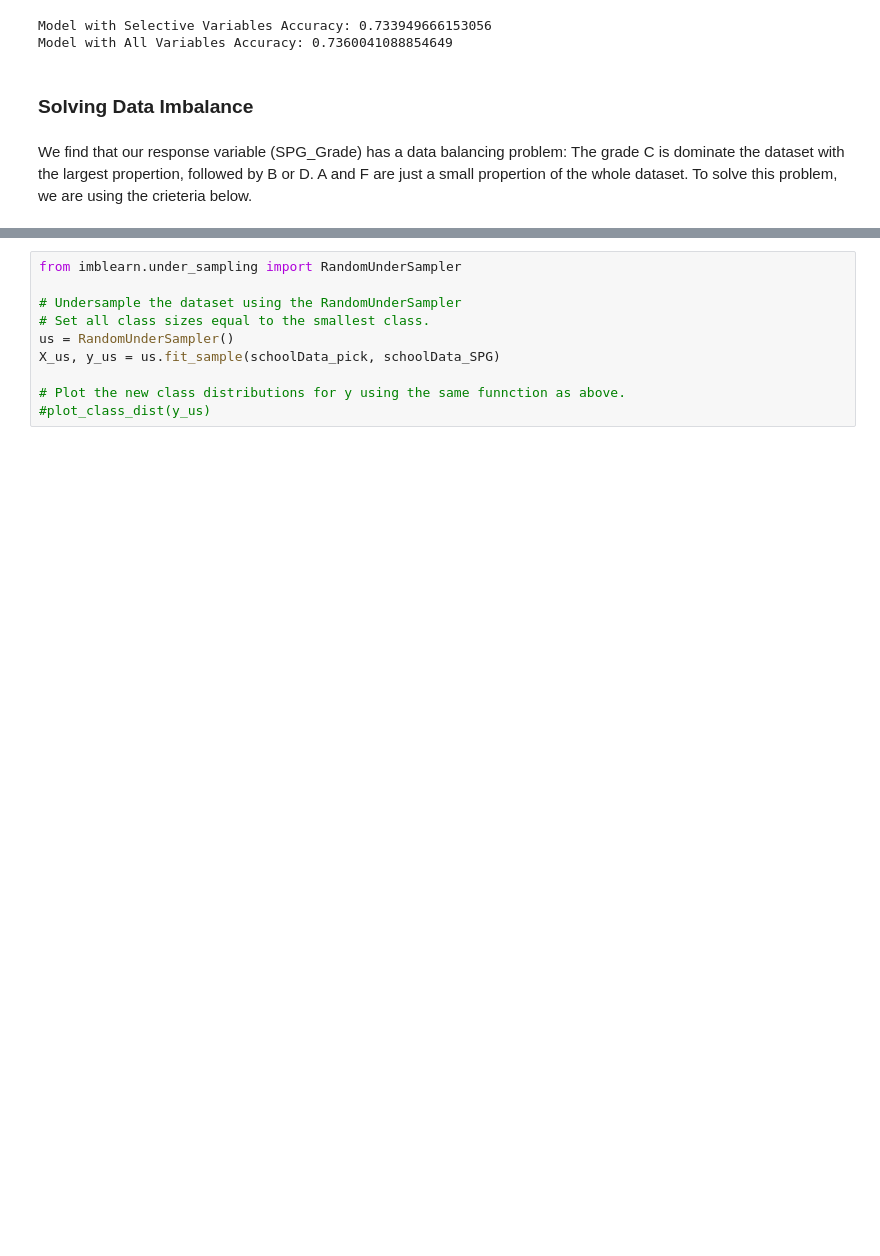
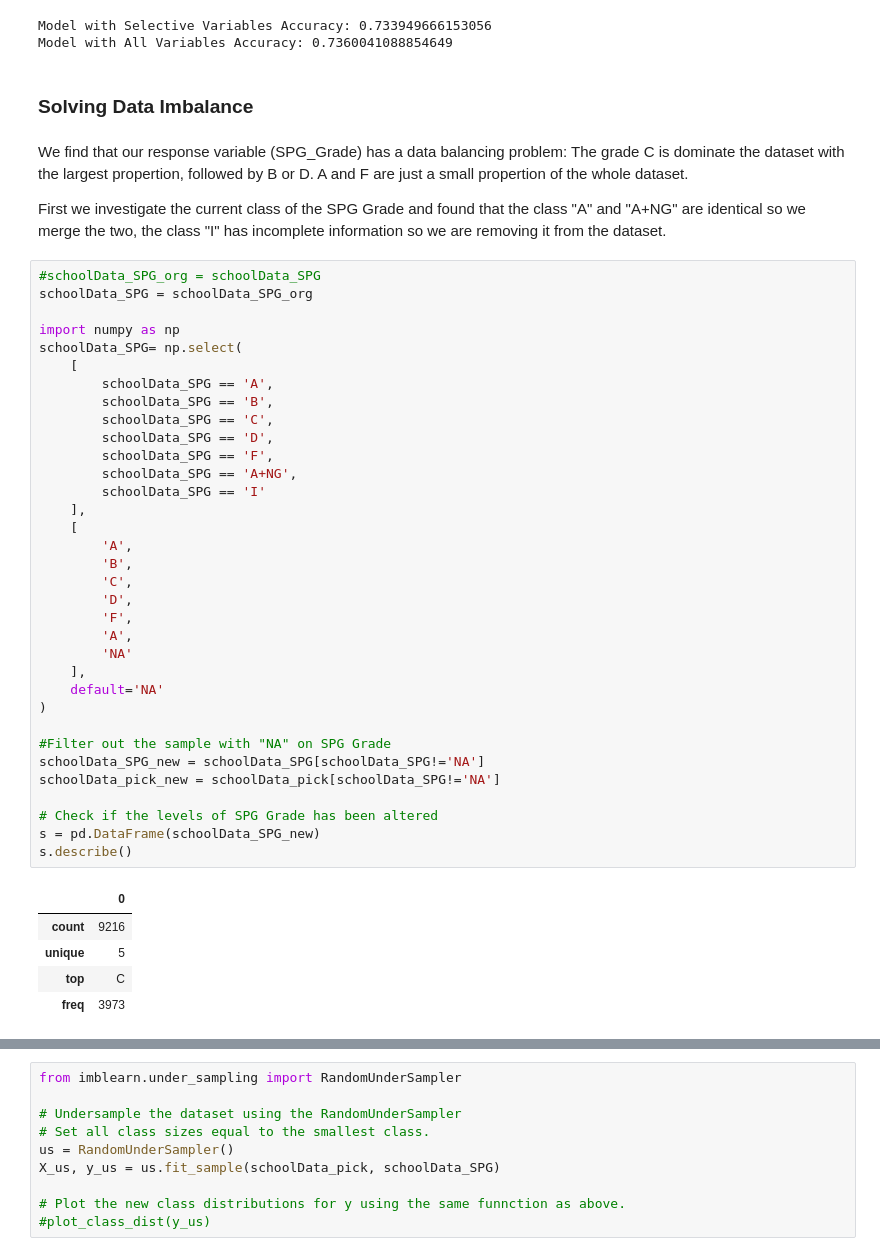
Before and after one commit to fredpoon/ds_7331_jyrf_eda, a Jupyter notebook: minilab_jyrf_draft.ipynb, the cells around one changed output, grey strips where cells are left out. Cells and saved outputs as stored; diff of their text form; blank space fills up the shorter version.

```diff
--- a/minilab_jyrf_draft.ipynb
+++ b/minilab_jyrf_draft.ipynb
@@ -328,4 +328,46 @@ Model with All Variables Accuracy: 0.7360041088854649
 # %% [markdown]
 ### Solving Data Imbalance
 # %% [markdown]
-We find that our response variable (SPG_Grade) has a data balancing problem: The grade C is dominate the dataset with the largest propertion, followed by B or D. A and F are just a small propertion of the whole dataset. To solve this problem, we are using the crieteria below.
+We find that our response variable (SPG_Grade) has a data balancing problem: The grade C is dominate the dataset with the largest propertion, followed by B or D. A and F are just a small propertion of the whole dataset.
+
+First we investigate the current class of the SPG Grade and found that the class "A" and "A+NG" are identical so we merge the two, the class "I" has incomplete information so we are removing it from the dataset.
+# %%
+#schoolData_SPG_org = schoolData_SPG
+schoolData_SPG = schoolData_SPG_org
+
+import numpy as np
+schoolData_SPG= np.select(
+    [
+        schoolData_SPG == 'A',
+        schoolData_SPG == 'B',
+        schoolData_SPG == 'C',
+        schoolData_SPG == 'D',
+        schoolData_SPG == 'F',
+        schoolData_SPG == 'A+NG',
+        schoolData_SPG == 'I'
+    ],
+    [
+        'A',
+        'B',
+        'C',
+        'D',
+        'F',
+        'A',
+        'NA'
+    ],
+    default='NA'
+)
+
+#Filter out the sample with "NA" on SPG Grade
+schoolData_SPG_new = schoolData_SPG[schoolData_SPG!='NA']
+schoolData_pick_new = schoolData_pick[schoolData_SPG!='NA']
+
+# Check if the levels of SPG Grade has been altered
+s = pd.DataFrame(schoolData_SPG_new)
+s.describe()
+# %% [output]
+|  | 0 |
+| count | 9216 |
+| unique | 5 |
+| top | C |
+| freq | 3973 |
```
Also changed, not shown: parts of 3 cells of this notebook.
